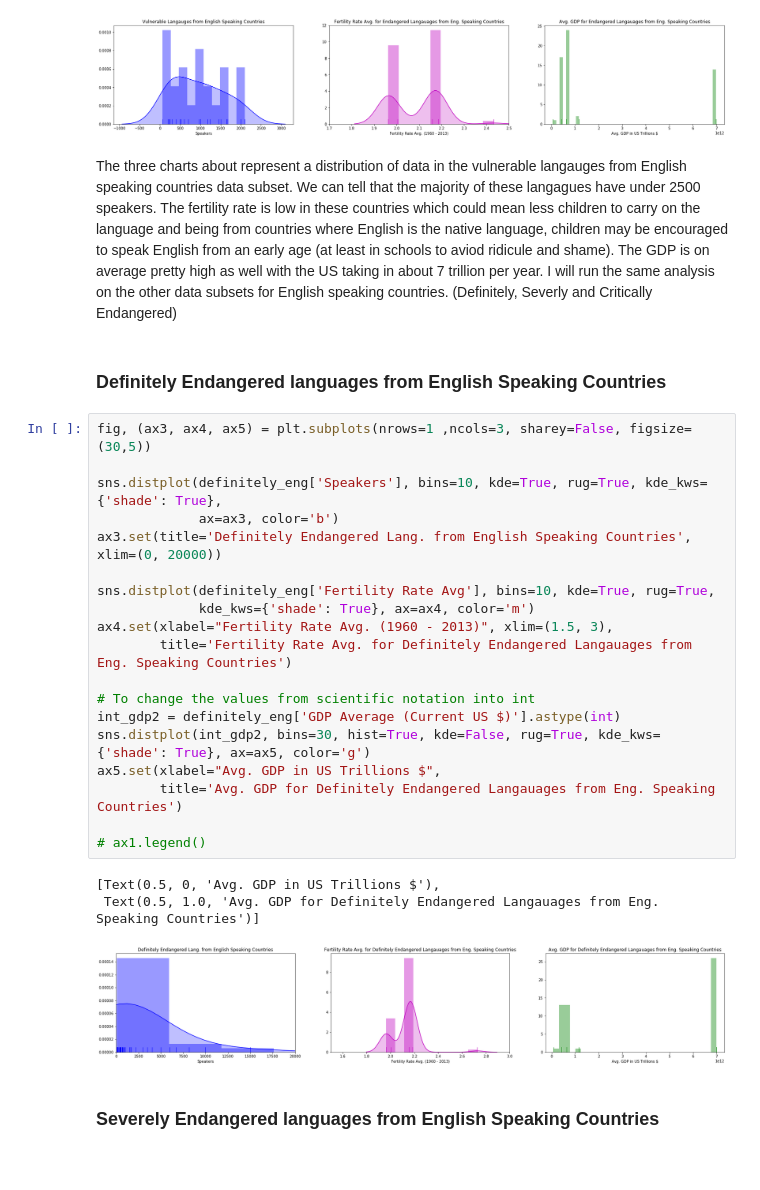
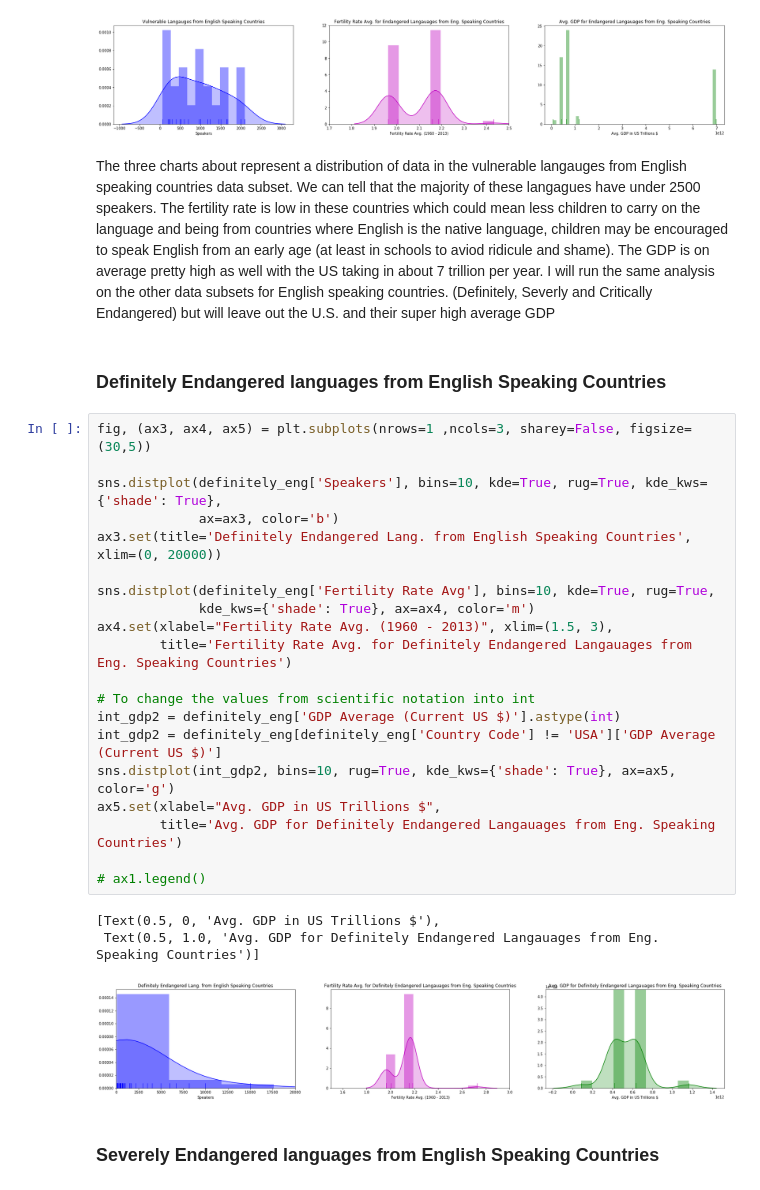
Before and after one commit to AlexEBall/Endangered_Languages_Capstone_Proj_1, a Jupyter notebook: Endangered Language EDA.ipynb, the cells around one changed output. Saved outputs shown, nothing was run; the diff lists cells and outputs as text.

```diff
--- a/Endangered Language EDA.ipynb
+++ b/Endangered Language EDA.ipynb
@@ -212,32 +235,33 @@ ax2.set(xlabel="Avg. GDP in US Trillions $",
  Text(0.5, 1.0, 'Avg. GDP for Endangered Langauages from Eng. Speaking Countries')]
 [figure]
 # %% [markdown]
-The three charts about represent a distribution of data in the vulnerable langauges from English speaking countries data subset. We can tell that the majority of these langagues have under 2500 speakers. The fertility rate is low in these countries which could mean less children to carry on the language and being from countries where English is the native language, children may be encouraged to speak English from an early age (at least in schools to aviod ridicule and shame). The GDP is on average pretty high as well with the US taking in about 7 trillion per year. I will run the same analysis on the other data subsets for English speaking countries. (Definitely, Severly and Critically Endangered)
+The three charts about represent a distribution of data in the vulnerable langauges from English speaking countries data subset. We can tell that the majority of these langagues have under 2500 speakers. The fertility rate is low in these countries which could mean less children to carry on the language and being from countries where English is the native language, children may be encouraged to speak English from an early age (at least in schools to aviod ridicule and shame). The GDP is on average pretty high as well with the US taking in about 7 trillion per year. I will run the same analysis on the other data subsets for English speaking countries. (Definitely, Severly and Critically Endangered) but will leave out the U.S. and their super high average GDP
 # %% [markdown]
 ### Definitely Endangered languages from English Speaking Countries
 # %%
 fig, (ax3, ax4, ax5) = plt.subplots(nrows=1 ,ncols=3, sharey=False, figsize=(30,5))
 
 sns.distplot(definitely_eng['Speakers'], bins=10, kde=True, rug=True, kde_kws={'shade': True},
              ax=ax3, color='b')
 ax3.set(title='Definitely Endangered Lang. from English Speaking Countries', xlim=(0, 20000))
 
 sns.distplot(definitely_eng['Fertility Rate Avg'], bins=10, kde=True, rug=True,
              kde_kws={'shade': True}, ax=ax4, color='m')
 ax4.set(xlabel="Fertility Rate Avg. (1960 - 2013)", xlim=(1.5, 3),
         title='Fertility Rate Avg. for Definitely Endangered Langauages from Eng. Speaking Countries')
 
 # To change the values from scientific notation into int
 int_gdp2 = definitely_eng['GDP Average (Current US $)'].astype(int)
-sns.distplot(int_gdp2, bins=30, hist=True, kde=False, rug=True, kde_kws={'shade': True}, ax=ax5, color='g')
+int_gdp2 = definitely_eng[definitely_eng['Country Code'] != 'USA']['GDP Average (Current US $)']
+sns.distplot(int_gdp2, bins=10, rug=True, kde_kws={'shade': True}, ax=ax5, color='g')
 ax5.set(xlabel="Avg. GDP in US Trillions $",
         title='Avg. GDP for Definitely Endangered Langauages from Eng. Speaking Countries')
 
 # ax1.legend()
 # %% [output]
 [Text(0.5, 0, 'Avg. GDP in US Trillions $'),
  Text(0.5, 1.0, 'Avg. GDP for Definitely Endangered Langauages from Eng. Speaking Countries')]
-[figure, old version]
+[figure, new version]
 # %% [markdown]
 ### Severely Endangered languages from English Speaking Countries
 # %%
```
Also changed, not shown: parts of 42 cells of this notebook.
